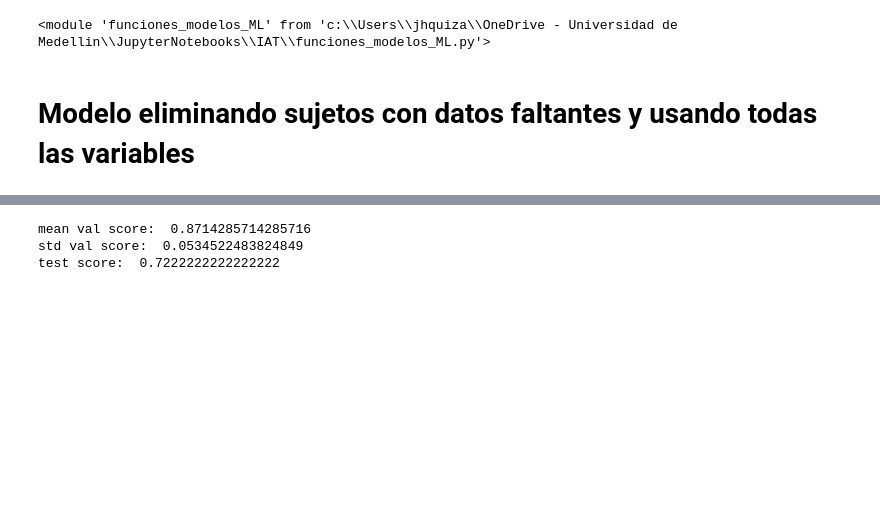
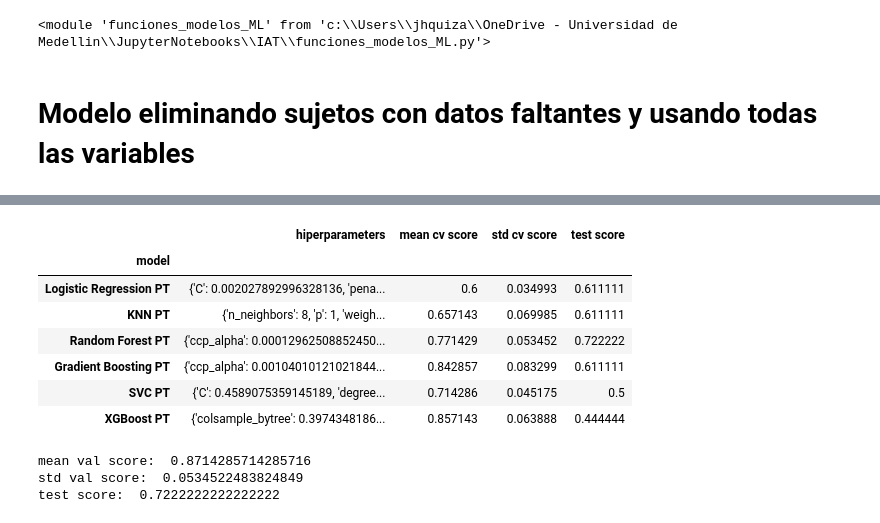
Before and after one commit to jhquiza/EEG_IAT, a Jupyter notebook: Modelos clasificación conectividad grupos de actores.ipynb, the cells around one changed output, grey strips where cells are left out. Drawn from its saved outputs; the diff is of its cells as text; code cells hidden in the pictures; blank space fills up the shorter version.

```diff
--- a/Modelos clasificación conectividad grupos de actores.ipynb
+++ b/Modelos clasificación conectividad grupos de actores.ipynb
@@ -119,3 +80,18 @@ clf_results
+# %%
+# modelos con power transformer y min_max scaler
+preprocessor = ColumnTransformer([('pt', PowerTransformer(), continuas_cols), ('min_max', MinMaxScaler(), discretas_cols)], remainder='passthrough')
+model_names = ['Logistic Regression PT', 'KNN PT', 'Random Forest PT', 'Gradient Boosting PT', 'SVC PT', 'XGBoost PT']
+best_results_pt = ml.get_best_model_sc(preprocessor=preprocessor, model_names=model_names, X_train=X_train, y_train_label=y_train_label, X_test=X_test, y_test_label=y_test_label)
+best_results_pt
+# %% [output]
+|  | hiperparameters | mean cv score | std cv score | test score |
+| model |  |  |  |  |
+| Logistic Regression PT | {'C': 0.002027892996328136, 'pena... | 0.6 | 0.034993 | 0.611111 |
+| KNN PT | {'n_neighbors': 8, 'p': 1, 'weigh... | 0.657143 | 0.069985 | 0.611111 |
+| Random Forest PT | {'ccp_alpha': 0.00012962508852450... | 0.771429 | 0.053452 | 0.722222 |
+| Gradient Boosting PT | {'ccp_alpha': 0.00104010121021844... | 0.842857 | 0.083299 | 0.611111 |
+| SVC PT | {'C': 0.4589075359145189, 'degree... | 0.714286 | 0.045175 | 0.5 |
+| XGBoost PT | {'colsample_bytree': 0.3974348186... | 0.857143 | 0.063888 | 0.444444 |
 # %%
 # Mejor modelo
 params= clf_results.loc['sc']['best parameters']
```
Also changed, not shown: parts of 7 cells of this notebook, 1 other file.
